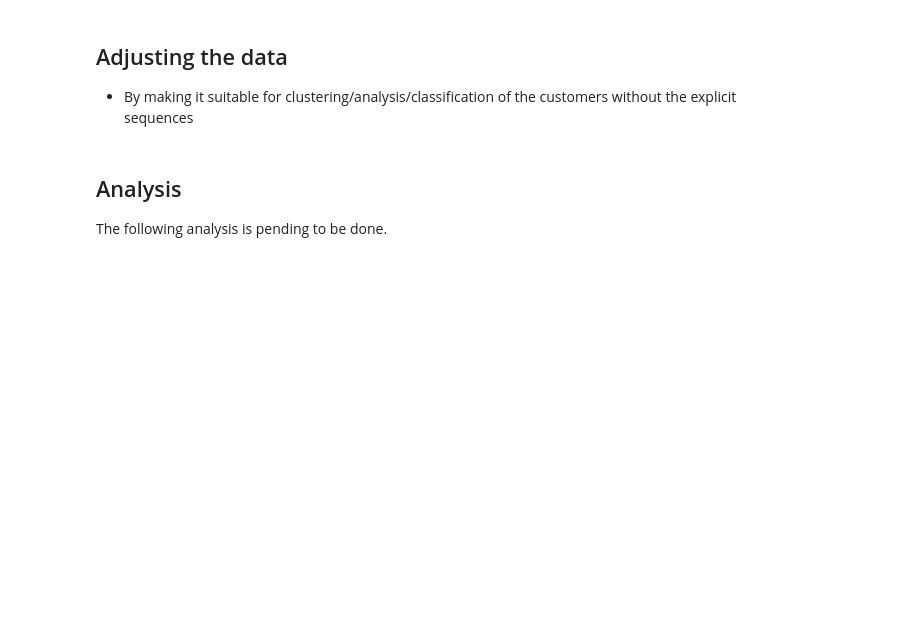
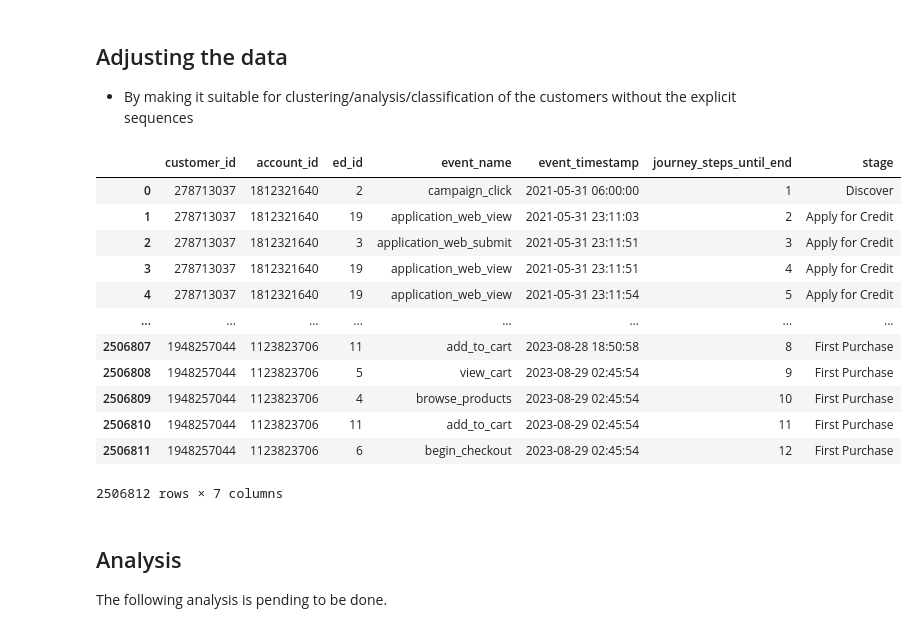
Before and after one commit to taroii/STATSM148, a Jupyter notebook: Python-Files/Analysis-Classification-Axel-Dan.ipynb, the cells around one changed output. Cells and saved outputs as stored; diff of their text form; code cells hidden in the pictures; blank space fills up the shorter version.

```diff
--- a/Python-Files/Analysis-Classification-Axel-Dan.ipynb
+++ b/Python-Files/Analysis-Classification-Axel-Dan.ipynb
@@ -281,6 +281,22 @@ Note : Verify if tthe prediction arises a problem
 ## Adjusting the data
 
 * By making it suitable for clustering/analysis/classification of the customers without the explicit sequences
+# %%
+df
+# %% [output]
+|  | customer_id | account_id | ed_id | event_name | event_timestamp | journey_steps_until_end | stage |
+| 0 | 278713037 | 1812321640 | 2 | campaign_click | 2021-05-31 06:00:00 | 1 | Discover |
+| 1 | 278713037 | 1812321640 | 19 | application_web_view | 2021-05-31 23:11:03 | 2 | Apply for Credit |
+| 2 | 278713037 | 1812321640 | 3 | application_web_submit | 2021-05-31 23:11:51 | 3 | Apply for Credit |
+| 3 | 278713037 | 1812321640 | 19 | application_web_view | 2021-05-31 23:11:51 | 4 | Apply for Credit |
+| 4 | 278713037 | 1812321640 | 19 | application_web_view | 2021-05-31 23:11:54 | 5 | Apply for Credit |
+| ... | ... | ... | ... | ... | ... | ... | ... |
+| 2506807 | 1948257044 | 1123823706 | 11 | add_to_cart | 2023-08-28 18:50:58 | 8 | First Purchase |
+| 2506808 | 1948257044 | 1123823706 | 5 | view_cart | 2023-08-29 02:45:54 | 9 | First Purchase |
+| 2506809 | 1948257044 | 1123823706 | 4 | browse_products | 2023-08-29 02:45:54 | 10 | First Purchase |
+| 2506810 | 1948257044 | 1123823706 | 11 | add_to_cart | 2023-08-29 02:45:54 | 11 | First Purchase |
+| 2506811 | 1948257044 | 1123823706 | 6 | begin_checkout | 2023-08-29 02:45:54 | 12 | First Purchase |
+2506812 rows × 7 columns
 # %% [markdown]
 ## Analysis
 
```
Also changed, not shown: parts of 2 cells of this notebook, 1 other file.
